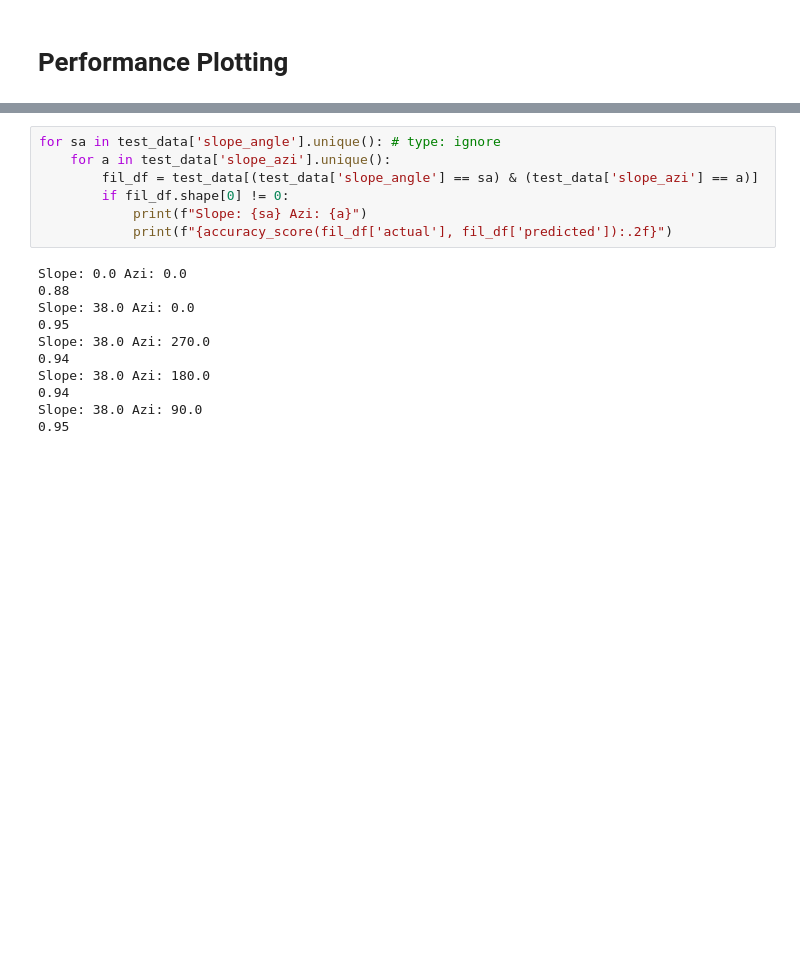
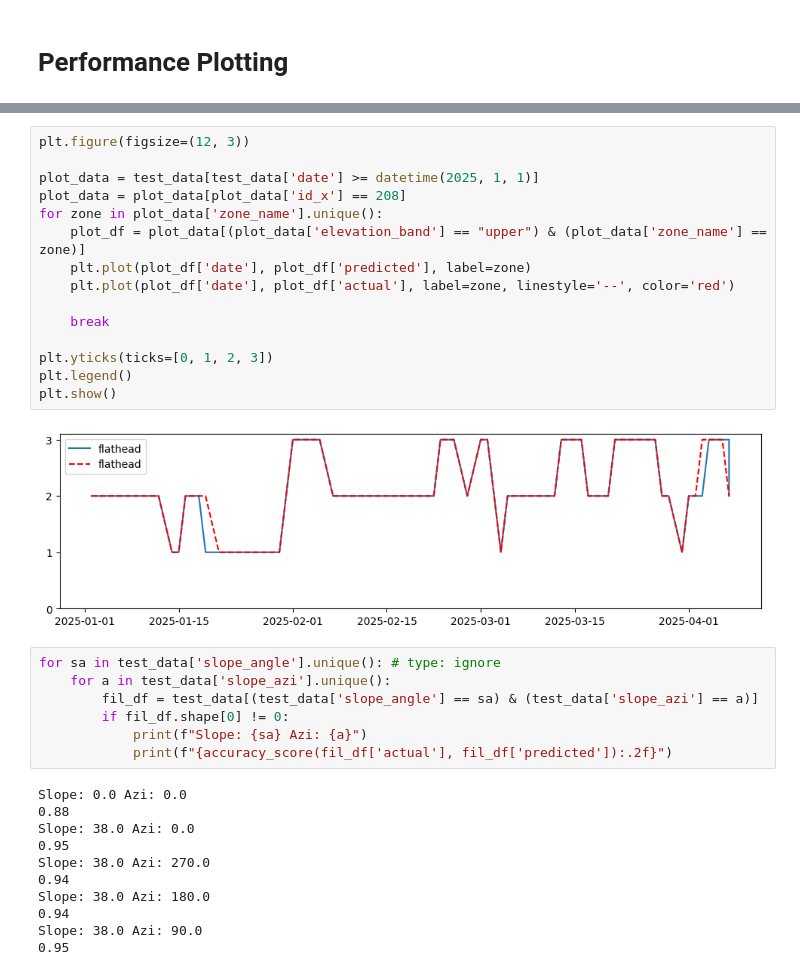
Before and after one commit to CanFam23/avy-forecasting, a Jupyter notebook: notebooks/viz/viz.ipynb, the cells around one changed output, grey strips where cells are left out. Drawn from its saved outputs; the diff is of its cells as text; blank space fills up the shorter version.

Commit message:
Create graph for visualizing predicted vs actual on over time

```diff
--- a/notebooks/viz/viz.ipynb
+++ b/notebooks/viz/viz.ipynb
@@ -102,3 +103,20 @@ plot_performance(test_data)
+# %%
+plt.figure(figsize=(12, 3))
+
+plot_data = test_data[test_data['date'] >= datetime(2025, 1, 1)]
+plot_data = plot_data[plot_data['id_x'] == 208]
+for zone in plot_data['zone_name'].unique():
+    plot_df = plot_data[(plot_data['elevation_band'] == "upper") & (plot_data['zone_name'] == zone)]
+    plt.plot(plot_df['date'], plot_df['predicted'], label=zone)
+    plt.plot(plot_df['date'], plot_df['actual'], label=zone, linestyle='--', color='red')
+
+    break
+
+plt.yticks(ticks=[0, 1, 2, 3])
+plt.legend()
+plt.show()
+# %% [output]
+[figure, added]
 # %%
 for sa in test_data['slope_angle'].unique(): # type: ignore
     for a in test_data['slope_azi'].unique():
```
Also changed, not shown: parts of 2 cells of this notebook.
